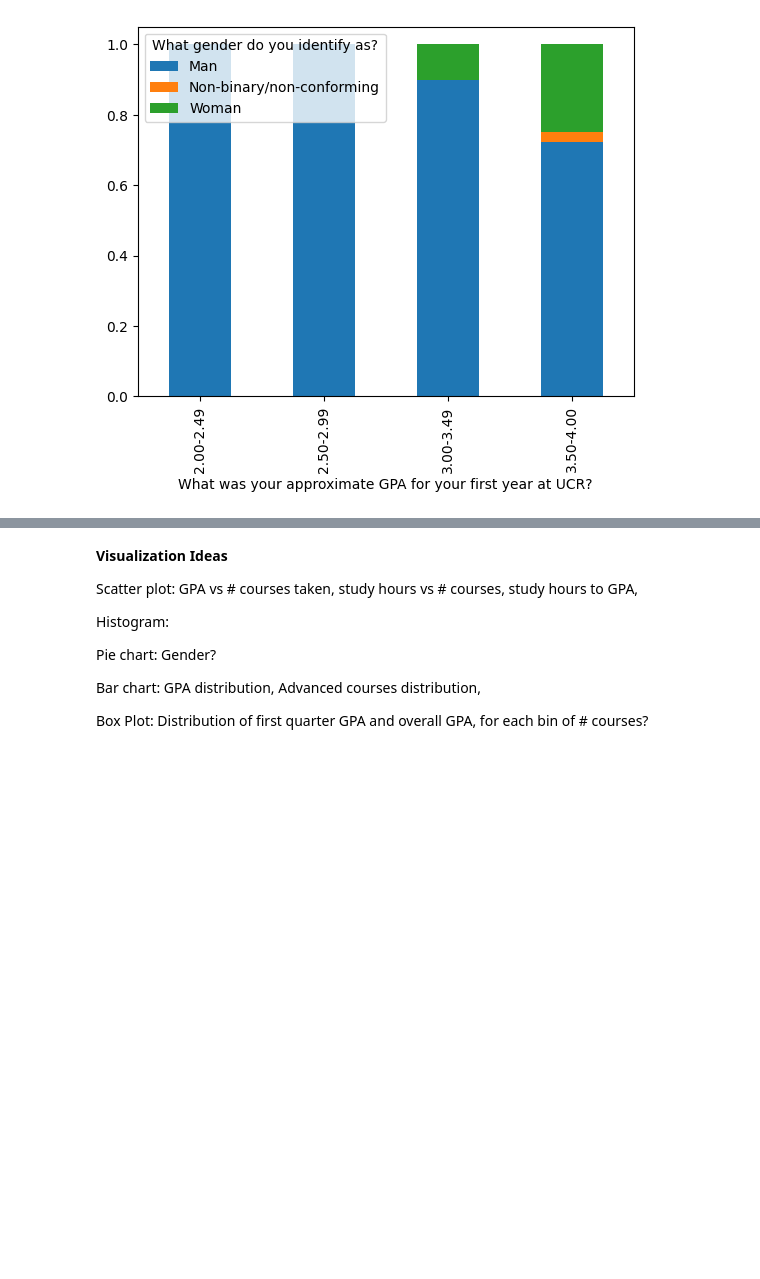
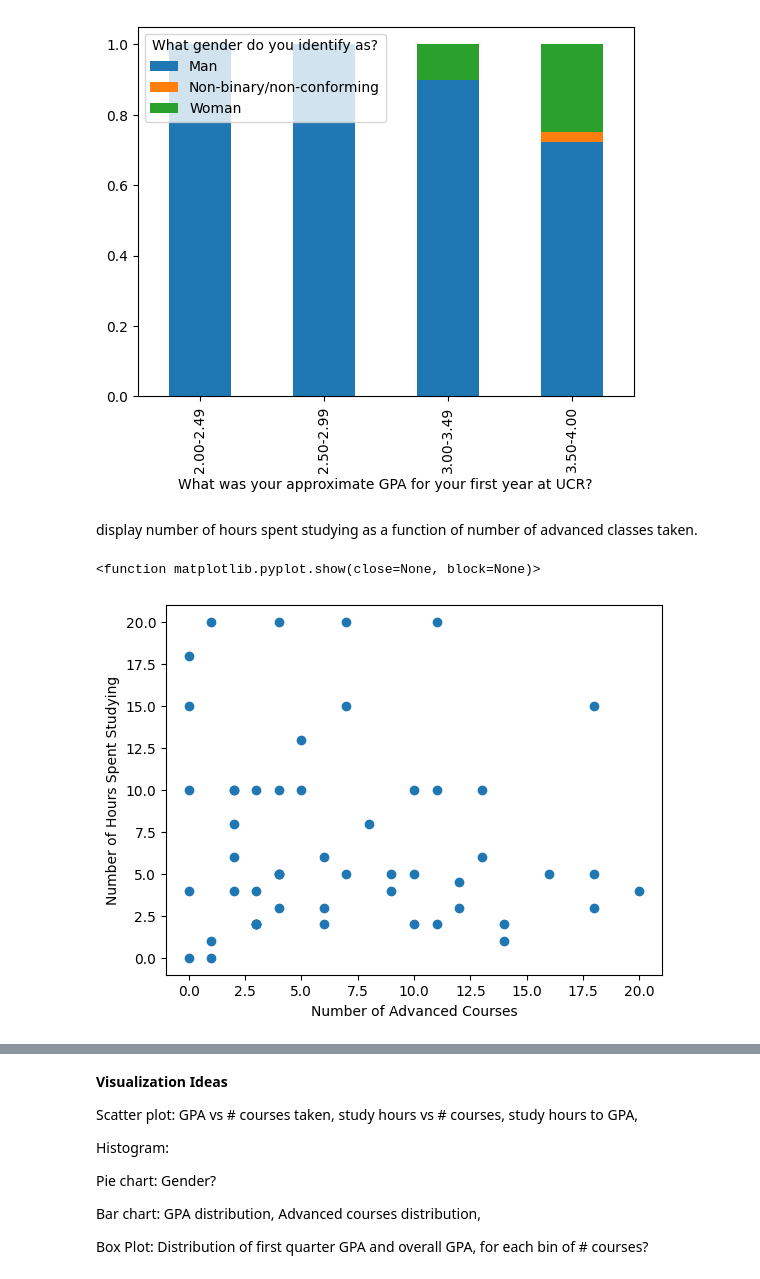
Before and after one commit to TheHenn17/CS105_Miniproject, a Jupyter notebook: project.ipynb, the cells around one changed output, grey strips where cells are left out. Saved outputs shown, nothing was run; the diff lists cells and outputs as text; code cells hidden in the pictures; blank space fills up the shorter version.

Commit message:
Added scatter plots for study hours

```diff
--- a/project.ipynb
+++ b/project.ipynb
@@ -90,3 +90,19 @@ df = df.divide(gpa_counts, axis=1)
 # %% [output]
 <AxesSubplot:xlabel='What was your approximate GPA for your first year at UCR?'>
 [figure]
+# %% [markdown]
+display number of hours spent studying as a function of number of advanced classes taken.
+# %%
+study_Courses = data.iloc[:, [7, 8, 12]].dropna()
+
+df = pd.DataFrame()
+df["Study Hours"] = study_Courses.iloc[:, 2].str.replace(" hours", "").str.replace("-", ".").astype(float)
+df["Advanced Courses"]= study_Courses.iloc[:, [0, 1]].replace("None", "0").astype(int).sum(axis= 1)
+
+plt.scatter(df.iloc[:, 1], df.iloc[:, 0])
+plt.xlabel("Number of Advanced Courses")
+plt.ylabel("Number of Hours Spent Studying")
+plt.show
+# %% [output]
+<function matplotlib.pyplot.show(close=None, block=None)>
+[figure, added]
```
Also changed, not shown: parts of 3 cells of this notebook.
